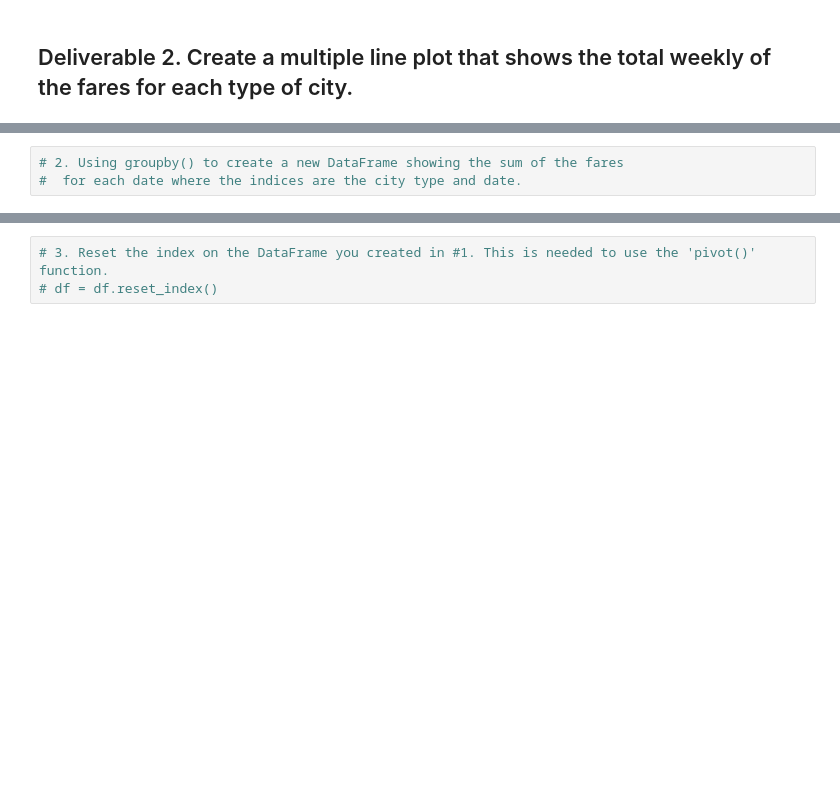
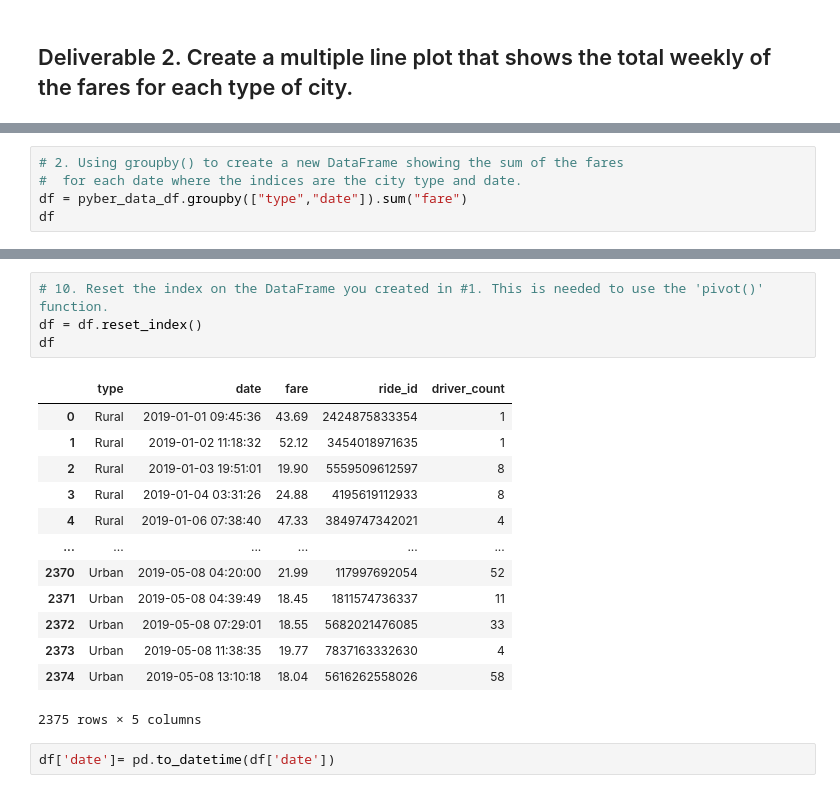
Before and after one commit to Deelacole2/PyBer, a Jupyter notebook: PyBer_Challenge.ipynb, the cells around one changed output, grey strips where cells are left out. Cells and saved outputs as stored; diff of their text form; blank space fills up the shorter version.

```diff
--- a/PyBer_Challenge.ipynb
+++ b/PyBer_Challenge.ipynb
@@ -139,3 +157,5 @@ pyber_summary_df
 # %%
 # 2. Using groupby() to create a new DataFrame showing the sum of the fares
 #  for each date where the indices are the city type and date.
+df = pyber_data_df.groupby(["type","date"]).sum("fare")
+df
@@ -142,3 +177,20 @@ pyber_summary_df
 # %%
-# 3. Reset the index on the DataFrame you created in #1. This is needed to use the 'pivot()' function.
-# df = df.reset_index()
+# 10. Reset the index on the DataFrame you created in #1. This is needed to use the 'pivot()' function.
+df = df.reset_index()
+df
+# %% [output]
+|  | type | date | fare | ride_id | driver_count |
+| 0 | Rural | 2019-01-01 09:45:36 | 43.69 | 2424875833354 | 1 |
+| 1 | Rural | 2019-01-02 11:18:32 | 52.12 | 3454018971635 | 1 |
+| 2 | Rural | 2019-01-03 19:51:01 | 19.90 | 5559509612597 | 8 |
+| 3 | Rural | 2019-01-04 03:31:26 | 24.88 | 4195619112933 | 8 |
+| 4 | Rural | 2019-01-06 07:38:40 | 47.33 | 3849747342021 | 4 |
+| ... | ... | ... | ... | ... | ... |
+| 2370 | Urban | 2019-05-08 04:20:00 | 21.99 | 117997692054 | 52 |
+| 2371 | Urban | 2019-05-08 04:39:49 | 18.45 | 1811574736337 | 11 |
+| 2372 | Urban | 2019-05-08 07:29:01 | 18.55 | 5682021476085 | 33 |
+| 2373 | Urban | 2019-05-08 11:38:35 | 19.77 | 7837163332630 | 4 |
+| 2374 | Urban | 2019-05-08 13:10:18 | 18.04 | 5616262558026 | 58 |
+2375 rows × 5 columns
+# %%
+df['date']= pd.to_datetime(df['date'])
```
Also changed, not shown: parts of 11 cells of this notebook.
